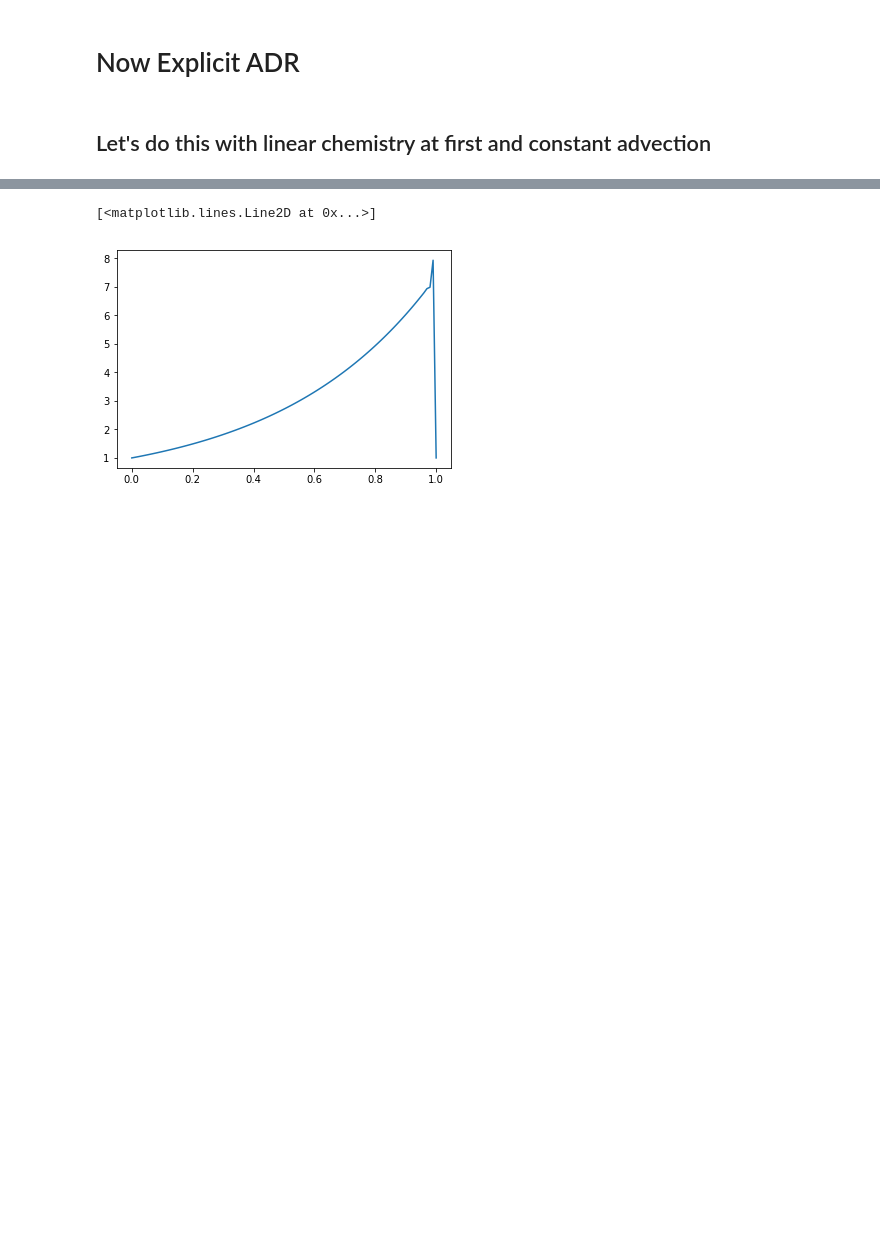
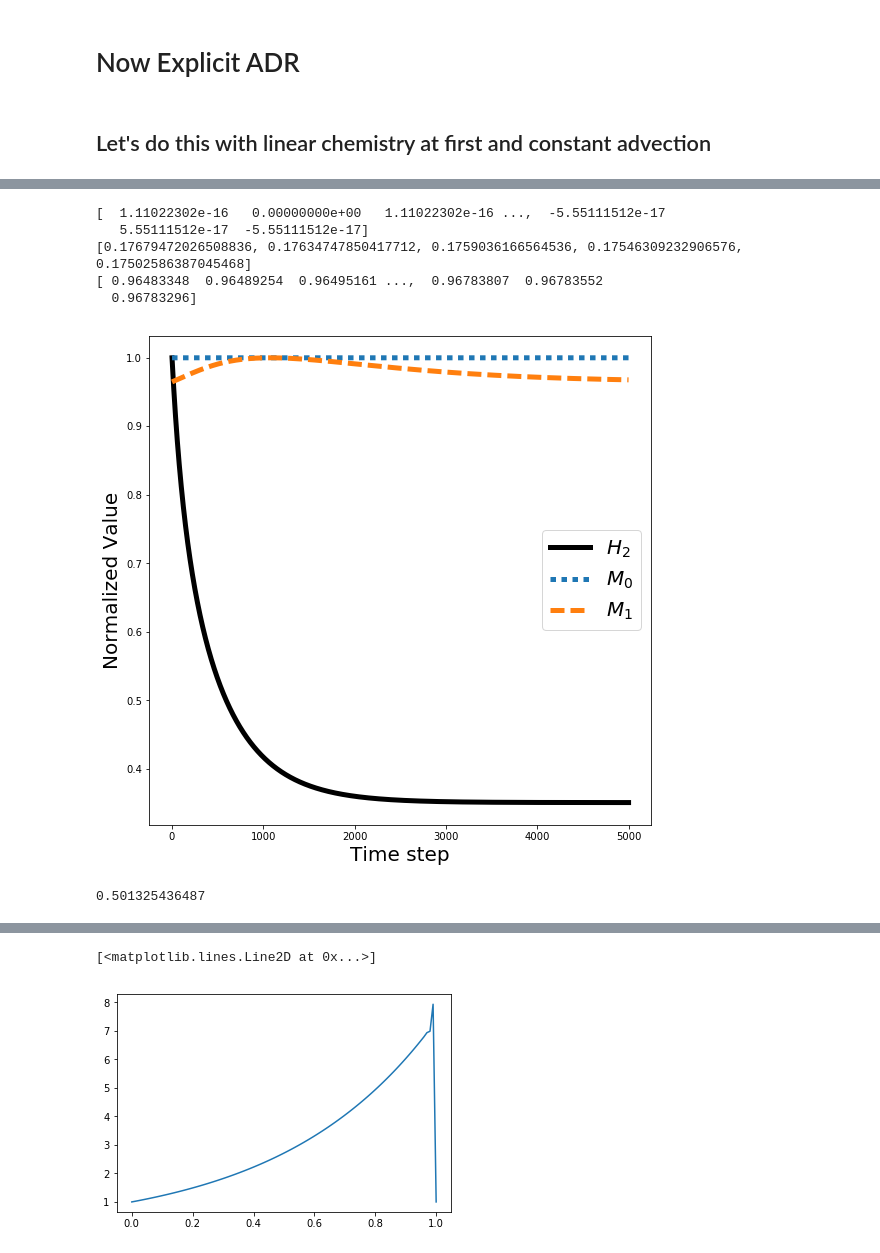
Before and after one commit to ianhi/AC274, a Jupyter notebook: HW/HW_2/HW 2.ipynb, the cells around one changed output, grey strips where cells are left out. Cells and saved outputs as stored; diff of their text form; code cells hidden in the pictures; blank space fills up the shorter version.

```diff
--- a/HW/HW_2/HW 2.ipynb
+++ b/HW/HW_2/HW 2.ipynb
@@ -106,0 +216,63 @@ plot_10_percent(x,f)
+# %%
+def calc_H(f,dx):
+    tot = 0
+    for i in f.flatten():
+        tot += i*i*dx
+    return tot
+def calc_M0(f,dx):
+    tot =0
+    for i in f.flatten():
+        tot += i*dx
+    return tot
+def calc_M1(f,x,dx):
+    tot = 0
+    for i,v in enumerate(f.flatten()):
+        tot += v*x[i]*dx
+    return tot #np.dot(f,x*dx)
+
+def norm(x):
+    np.array(x)
+    x/=np.max(x)
+    return x
+def diag(x,f):
+    dx = x[1]-x[0]
+    list_H = []
+    list_M0 = []
+    list_M1 = []
+    for i in range(len(f)-1):
+        list_H.append(calc_H(f[i],dx))
+        list_M0.append(calc_M0(f[i],dx))
+        list_M1.append(calc_M1(f[i],x,dx))
+    M0_prime = np.diff(list_M0)
+    print(M0_prime)
+    print(list_H[1:6])
+    plt.figure(figsize =(9,9))
+    plt.plot(list(range(len(f)-1)),norm(list_H),'k',lw=5 , label = r"$H_2$")
+    plt.plot(list(range(len(f)-1)),norm(list_M0),':',lw=5 , label = r"$M_0$")
+#     plt.plot(list(range(len(f)-2)),norm(M0_prime),label = 'M0_prime')
+    plt.plot(list(range(len(f)-1)),norm(list_M1),'--',lw=5 , label = r"$M_1$")
+#     print(np.array(list_M1)-np.array(list_M0))
+    print(norm(list_M1))
+    fs = 20
+    plt.ylabel("Normalized Value",fontsize =fs)
+    plt.legend(fontsize = fs)
+
+    plt.xlabel("Time step",fontsize = fs)
+    plt.show()
+    return list(range(len(f)-1)), list_M0, M0_prime, list_M1, list_H
+
+out = diag(x,f)
+# %% [output]
+[  1.11022302e-16   0.00000000e+00   1.11022302e-16 ...,  -5.55111512e-17
+   5.55111512e-17  -5.55111512e-17]
+[0.17679472026508836, 0.17634747850417712, 0.1759036166564536, 0.17546309232906576, 0.17502586387045468]
+[ 0.96483348  0.96489254  0.96495161 ...,  0.96783807  0.96783552
+  0.96783296]
+[figure, added]
+# %%
+tot = 0
+for i in range(NX):
+    tot += f[0][i]*x[i]*dx
+print(tot*4)
+# %% [output]
+0.501325436487
```
Also changed, not shown: parts of 7 cells of this notebook.
